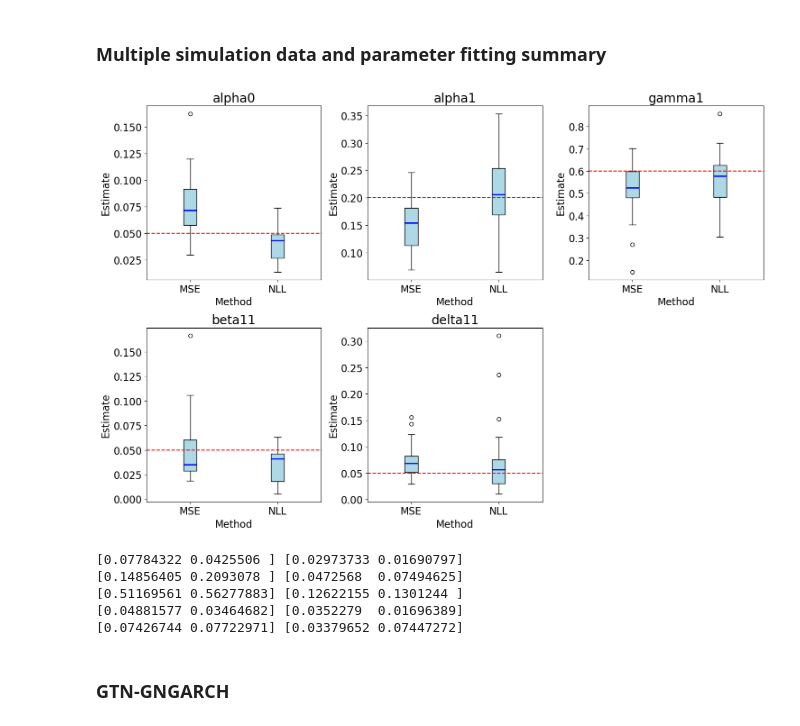
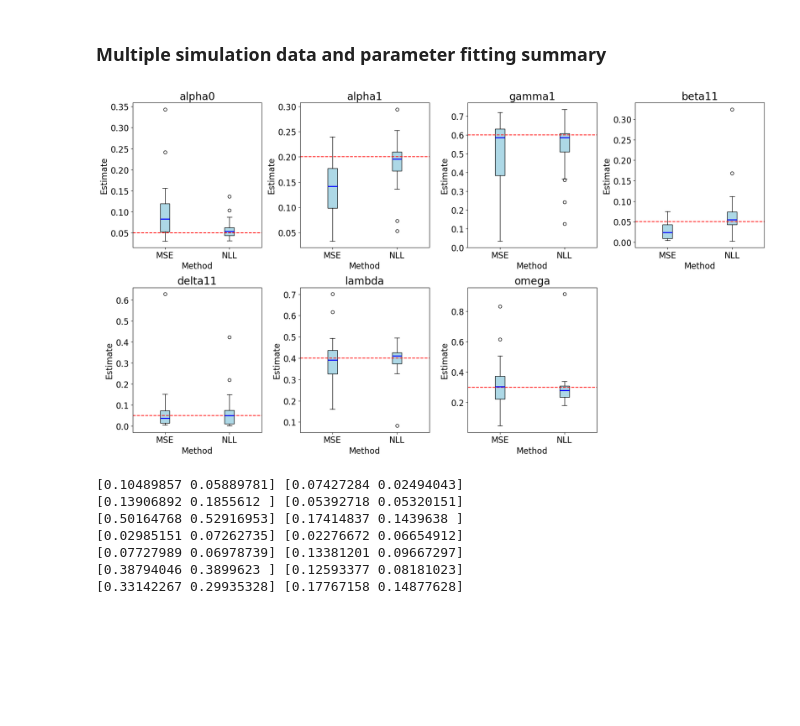
Before and after one commit to PZhou114/GNGARCH_coding, a Jupyter notebook: Model simulation and parameter fitting.ipynb, the cells around one changed output. Drawn from its saved outputs; the diff is of its cells as text; code cells hidden in the pictures; blank space fills up the shorter version.

```diff
--- a/Model simulation and parameter fitting.ipynb
+++ b/Model simulation and parameter fitting.ipynb
@@ -974,28 +1091,28 @@ class GNGARCH(nn.Module):
 # %%
 # Prepare the data & network
 device = torch.device('cuda' if torch.cuda.is_available() else 'cpu')
-GNGARCH_data_torch = torch.tensor(X_data, dtype=torch.float32).to(device)  # load the simulated X_data, shape (T, d)
-T, d = GNGARCH_data_torch.shape
+dcc_GNGARCH_data_torch = torch.tensor(X_data, dtype=torch.float32).to(device)  # load the simulated X_data, shape (T, d)
+T, d = dcc_GNGARCH_data_torch.shape
 W_sim_torch = torch.tensor(W_sim, dtype=torch.float32).to(device)  # shape (d, d)
 S1_sim_torch = torch.tensor(S1_sim, dtype=torch.float32).to(device)  # shape (d, d)
 
-# Initial states var0 and cov0
+# Initial states var0 and Q0 for the recursion, as torch tensors on the same device
 var0 = torch.ones(d, dtype=torch.float32).to(device)  # initial variances
-cov0 = torch.eye(d, dtype=torch.float32).to(device)  # initial covariances (identity matrix)
+Q0 = torch.eye(d, dtype=torch.float32).to(device)  # initial DCC covariance matrix
 
 # Instantiate model + optimizer
-model = GNGARCH(d=d, W=W_sim_torch, S=S1_sim_torch, device=device).to(device)
+model = DCC_GNGARCH(d=d, W=W_sim_torch, S=S1_sim_torch, device=device, Q_bar=torch.eye(d, device=device)).to(device)
 optimizer = optim.Adam(model.parameters(), lr=0.01)
 # %%
 # Model training and parameter fitting
-def train(n_epochs, model, data, var0, cov0, method, optimizer):
+def train(n_epochs, model, data, var0, Q0, method, optimizer):
     loss_history = []
     for epoch in range(1, n_epochs+1):
         optimizer.zero_grad()
         if method == 'nll':
-            loss = model.nll_loss(data, var0, cov0)
+            loss = model.nll_loss(data, var0, Q0)
         elif method == 'mse':
-            loss = model.mse_loss(data, var0, cov0)
+            loss = model.mse_loss(data, var0, Q0)
         else:
             raise ValueError('Method must be either nll or mse.')
         # Store the loss for plotting
@@ -1008,19 +1125,21 @@ def train(n_epochs, model, data, var0, cov0, method, optimizer):
 
     # Extract fitted parameters
     with torch.no_grad():
-        alpha0, alpha1, gamma1, beta11, delta11 = model.get_params()
+        alpha0, alpha1, gamma1, beta11, delta11, lam, omega = model.get_params()
     print(f'Fitted parameters via {method}:')
     print(f'alpha0 = {alpha0.item():.4f}')
     print(f'alpha1 = {alpha1.item():.4f}')
     print(f'gamma1 = {gamma1.item():.4f}')
     print(f'beta11 = {beta11.item():.4f}')
     print(f'delta11 = {delta11.item():.4f}')
+    print(f'lambda = {lam.item():.4f}')
+    print(f'omega = {omega.item():.4f}')
 
     return loss_history
 # %%
 # Train the model with both mse and nll methods (total 20 min on PC)
-mse_loss_history = train(n_epochs=500, model=model, data=GNGARCH_data_torch, var0=var0, cov0=cov0,
+mse_loss_history = train(n_epochs=500, model=model, data=dcc_GNGARCH_data_torch, var0=var0, Q0=Q0,
                          method='mse', optimizer=optimizer)
-nll_loss_history = train(n_epochs=500, model=model, data=GNGARCH_data_torch, var0=var0, cov0=cov0,
+nll_loss_history = train(n_epochs=500, model=model, data=dcc_GNGARCH_data_torch, var0=var0, Q0=Q0,
                          method='nll', optimizer=optimizer)
 # %% [output]
@@ -1070,12 +1189,12 @@ plt.show()
 # %%
-def train_different_seed(n_epochs, model, data, var0, cov0, method, optimizer):
+def train_different_seed(n_epochs, model, data, var0, Q0, method, optimizer):
     loss_history = []
     for epoch in range(1, n_epochs+1):
         optimizer.zero_grad()
         if method == 'nll':
-            loss = model.nll_loss(data, var0, cov0)
+            loss = model.nll_loss(data, var0, Q0)
         elif method == 'mse':
-            loss = model.mse_loss(data, var0, cov0)
+            loss = model.mse_loss(data, var0, Q0)
         else:
             raise ValueError('Method must be either nll or mse.')
         # Store the loss for plotting
@@ -1085,9 +1204,9 @@ def train_different_seed(n_epochs, model, data, var0, cov0, method, optimizer):
 
     # Extract fitted parameters
     with torch.no_grad():
-        alpha0, alpha1, gamma1, beta11, delta11 = model.get_params()
+        alpha0, alpha1, gamma1, beta11, delta11, lam, omega = model.get_params()
 
-    return loss_history, alpha0, alpha1, gamma1, beta11, delta11
+    return loss_history, alpha0, alpha1, gamma1, beta11, delta11, lam, omega
 # %% [markdown]
 ### Multiple simulation data and parameter fitting summary
 # %%
@@ -1144,45 +1271,47 @@ for seed in range(20):
 # %%
 # Combine into a list
-param_data = [alpha0_arr, alpha1_arr, gamma1_arr, beta11_arr, delta11_arr]
-param_names = ['alpha0', 'alpha1', 'gamma1', 'beta11', 'delta11']
+param_data = [alpha0_arr, alpha1_arr, gamma1_arr, beta11_arr, delta11_arr, lam_arr, omega_arr]
+param_names = ['alpha0', 'alpha1', 'gamma1', 'beta11', 'delta11', 'lambda', 'omega']
 methods = ['MSE', 'NLL']
-true_vals = [0.05, 0.20, 0.60, 0.05, 0.05]  # true values for the parameters
+true_vals = [0.05, 0.20, 0.60, 0.05, 0.05, 0.40, 0.30]  # true values for the parameters
 
-fig, axes = plt.subplots(2, 3, figsize=(15, 10))
+fig, axes = plt.subplots(2, 4, figsize=(18, 10))
 axes = axes.flatten()
 
 for idx, (ax, data, name, true_val) in enumerate(zip(axes, param_data, param_names, true_vals)):
     # boxplot
     bp = ax.boxplot(data, labels=methods, patch_artist=True,
                     boxprops=dict(facecolor='lightblue', edgecolor='black'),
                     medianprops=dict(color='blue', linewidth=2))
 
     # true‐value line
     ax.axhline(true_val, color='red', linestyle='--')
     # titles and labels
     ax.set_title(name, fontsize=20)
     ax.set_xlabel('Method', fontsize=16)
     ax.set_ylabel('Estimate', fontsize=16)
     ax.tick_params(axis='both', which='major', labelsize=16)
 
 # Turn off the unused subplot
 axes[-1].axis('off')
 
 plt.tight_layout()
 plt.show()
 # %% [output]
-[figure, old version]
+[figure, new version]
 # %%
 print(alpha0_arr.mean(axis=0), alpha0_arr.std(axis=0))
 print(alpha1_arr.mean(axis=0), alpha1_arr.std(axis=0))
 print(gamma1_arr.mean(axis=0), gamma1_arr.std(axis=0))
 print(beta11_arr.mean(axis=0), beta11_arr.std(axis=0))
 print(delta11_arr.mean(axis=0), delta11_arr.std(axis=0))
+print(lam_arr.mean(axis=0), lam_arr.std(axis=0))
+print(omega_arr.mean(axis=0), omega_arr.std(axis=0))
 # %% [output]
-[0.07784322 0.0425506 ] [0.02973733 0.01690797]
-[0.14856405 0.2093078 ] [0.0472568  0.07494625]
-[0.51169561 0.56277883] [0.12622155 0.1301244 ]
-[0.04881577 0.03464682] [0.0352279  0.01696389]
-[0.07426744 0.07722971] [0.03379652 0.07447272]
+[0.10489857 0.05889781] [0.07427284 0.02494043]
+[0.13906892 0.1855612 ] [0.05392718 0.05320151]
+[0.50164768 0.52916953] [0.17414837 0.1439638 ]
+[0.02985151 0.07262735] [0.02276672 0.06654912]
+[0.07727989 0.06978739] [0.13381201 0.09667297]
+[0.38794046 0.3899623 ] [0.12593377 0.08181023]
+[0.33142267 0.29935328] [0.17767158 0.14877628]
-# %% [markdown]
-### GTN-GNGARCH
```
Also changed, not shown: parts of 29 cells of this notebook.
